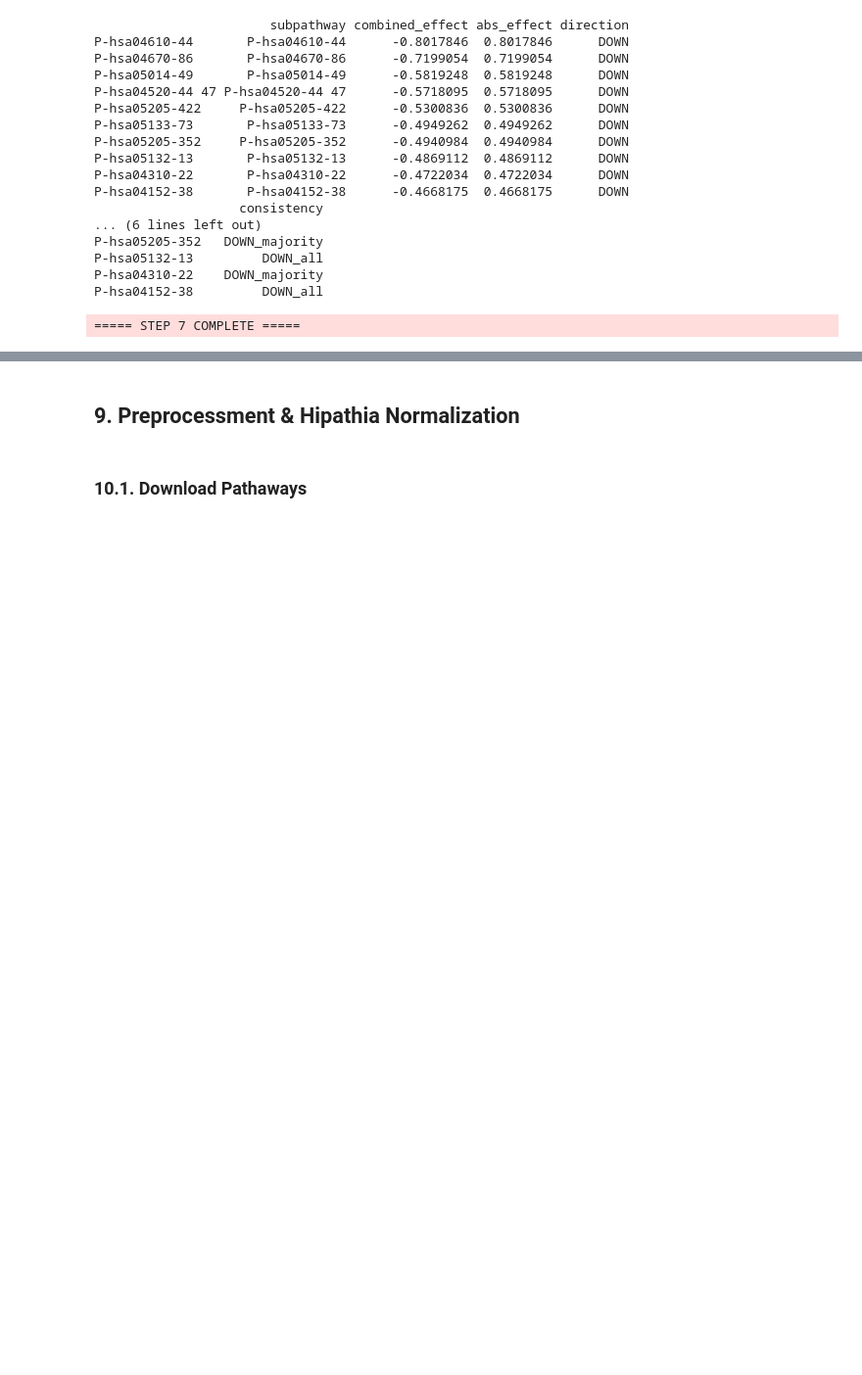
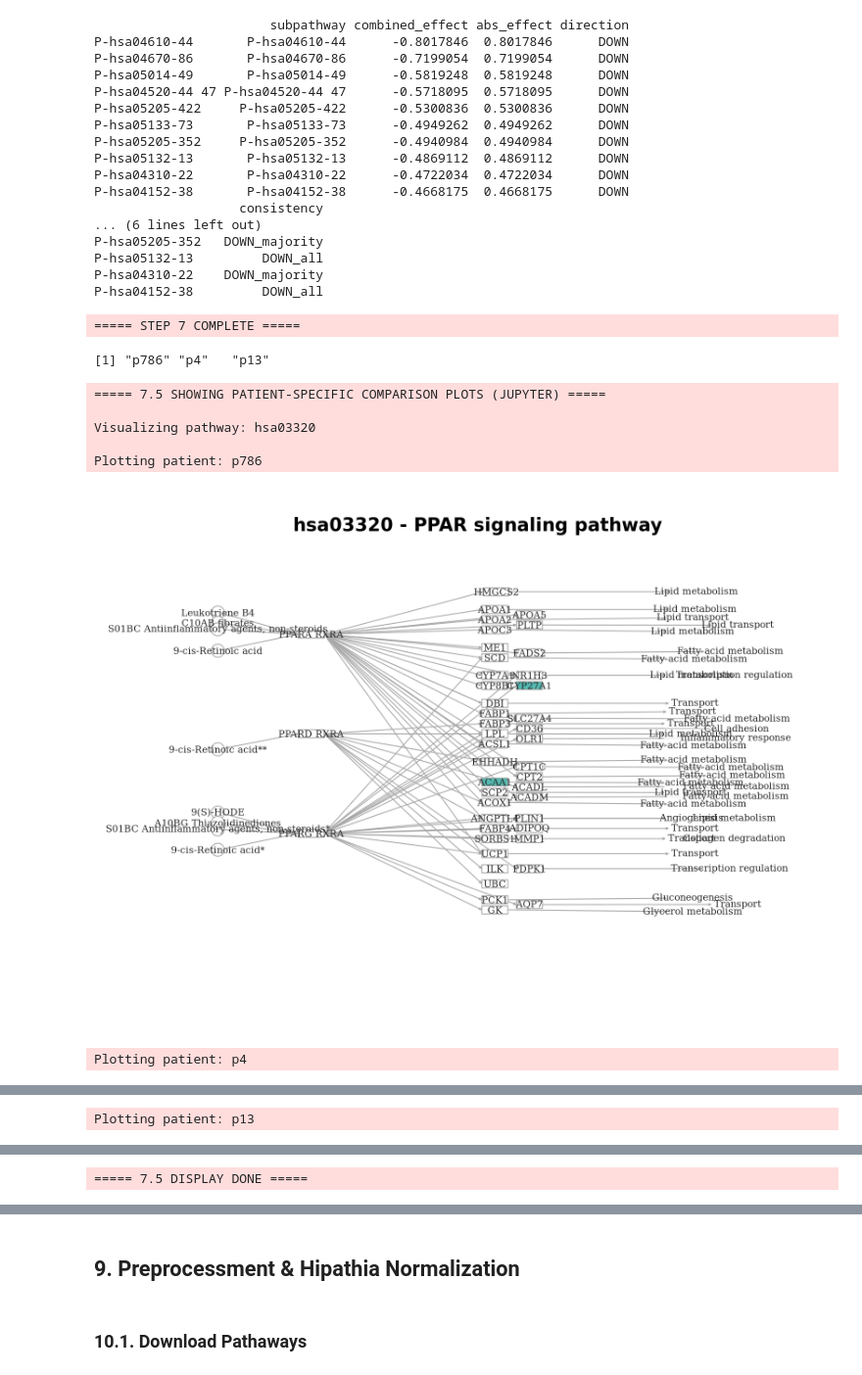
Before and after one commit to BennetDub/mein-r-projekt, a Jupyter notebook: Hipathia withou PB.ipynb, the cells around one changed output, grey strips where cells are left out. Shown at 98% size. Drawn from its saved outputs; the diff is of its cells as text; code cells hidden in the pictures; blank space fills up the shorter version.

```diff
--- a/Hipathia withou PB.ipynb
+++ b/Hipathia withou PB.ipynb
@@ -768,3 +768,78 @@ comp_combined <- make_comp_from_effect(eff_comb)
 message("===== STEP 7 COMPLETE =====")
 # %% [output]
 ===== STEP 7 COMPLETE =====
+# %%
+paired_patients
+# %% [output]
+[1] "p786" "p4"   "p13"
+# %%
+# ============================================================
+# 7.5 Patient-specific pathway comparison plots (Jupyter-safe display)
+# Notes:
+# - Patient-specific UP/DOWN comes from comp_by_patient[[p]]
+# - Node colors are computed globally (all samples) because node_color_per_de()
+#   requires >2 samples for stable internal modeling in some setups
+# ============================================================
+
+message("\n===== 7.5 SHOWING PATIENT-SPECIFIC COMPARISON PLOTS (JUPYTER) =====")
+
+if (!requireNamespace("IRdisplay", quietly = TRUE)) {
+  install.packages("IRdisplay")
+}
+library(IRdisplay)
+
+stopifnot(exists("comp_by_patient"))
+stopifnot(exists("paired_patients"))
+stopifnot(exists("results"))
+stopifnot(exists("pathways"))
+stopifnot(exists("pm"))
+
+# Sample group labels must match the columns of pm (patient_group samples)
+sample_group <- sub("^.*_", "", colnames(pm))
+names(sample_group) <- colnames(pm)
+stopifnot(all(names(sample_group) == colnames(pm)))
+
+# Choose the pathway you want to visualize
+pathway_id <- "hsa03320"  # change this to any KEGG pathway ID
+message("Visualizing pathway: ", pathway_id)
+
+# Compute node colors globally (robust)
+node_colors <- node_color_per_de(
+  results,
+  pathways,
+  sample_group,
+  group2_name,   # Tumor
+  group1_name,   # Normal
+  colors = "hipathia"
+)
+
+# Render each patient plot to a temporary file, display it, then delete it
+for (p in paired_patients) {
+  message("Plotting patient: ", p)
+
+  tmp_png <- tempfile(fileext = ".png")
+  png(tmp_png, width = 1600, height = 1200, res = 200)
+
+  pathway_comparison_plot(
+    comp_by_patient[[p]],   # patient-specific UP/DOWN
+    metaginfo = pathways,
+    pathway = pathway_id,
+    node_colors = node_colors,  # global node colors for comparability
+    colors = "hipathia"
+  )
+
+  dev.off()
+
+  IRdisplay::display_png(file = tmp_png)
+  unlink(tmp_png)
+}
+
+message("===== 7.5 DISPLAY DONE =====\n")
+# %% [output]
+===== 7.5 SHOWING PATIENT-SPECIFIC COMPARISON PLOTS (JUPYTER) =====
+
+Visualizing pathway: hsa03320
+
+Plotting patient: p786
+[figure, added]
+Plotting patient: p4
@@ -770,0 +847 @@ message("===== STEP 7 COMPLETE =====")
+Plotting patient: p13
@@ -770,0 +849 @@ message("===== STEP 7 COMPLETE =====")
+===== 7.5 DISPLAY DONE =====
```
Also changed, not shown: parts of 11 cells of this notebook.
